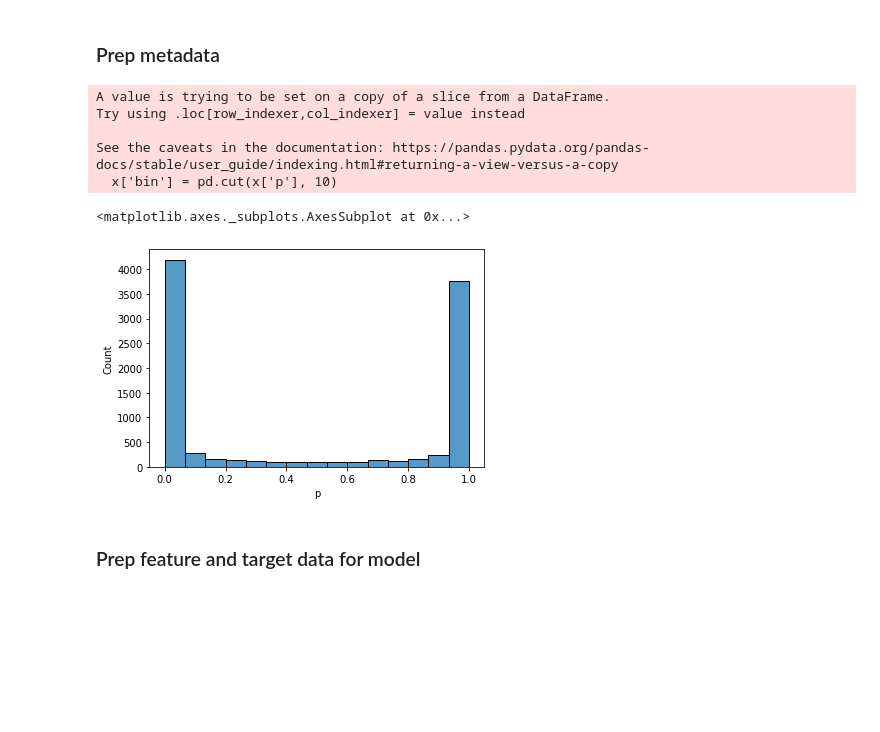
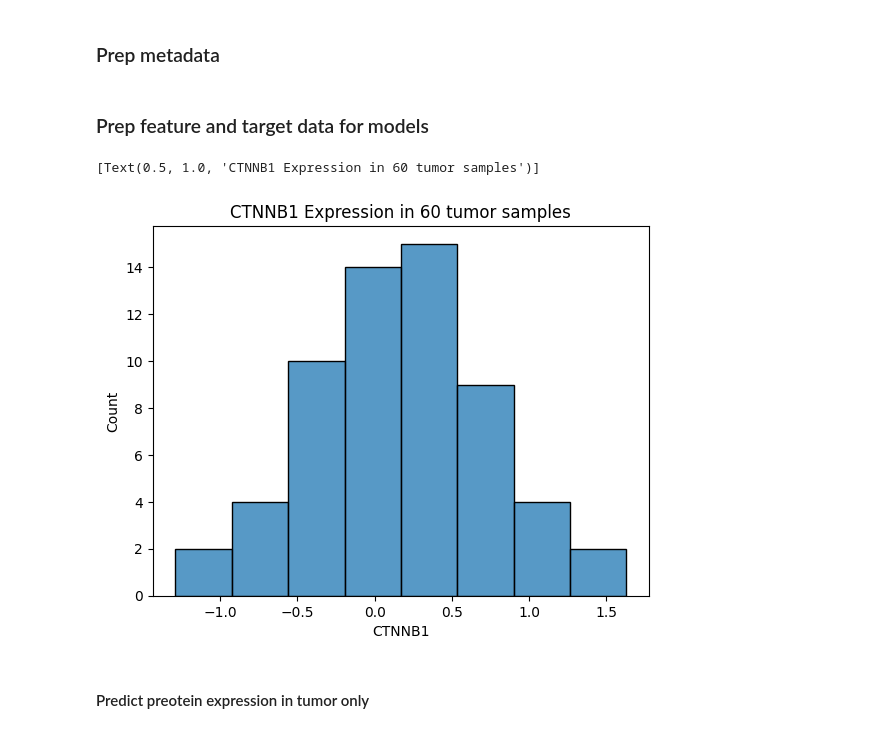
Before and after one commit to MattHodgman/ProteoHist, a Jupyter notebook: Code/protein_expression_regression.ipynb, the cells around one changed output. Cells and saved outputs as stored; diff of their text form; code cells hidden in the pictures; blank space fills up the shorter version.

```diff
--- a/Code/protein_expression_regression.ipynb
+++ b/Code/protein_expression_regression.ipynb
@@ -23,8 +23,8 @@ import pickle
 # %%
 # paths and functions
-tumor_path = '/content/drive/MyDrive/BIOINF_590/Data/Images/clam_output/tumor/FEATURES_DIRECTORY/h5_files/'
-normal_path = '/content/drive/MyDrive/BIOINF_590/Data/Images/clam_output/normal/FEATURES_DIRECTORY/h5_files/'
-both_path = '/content/drive/MyDrive/BIOINF_590/Data/Images/clam_output/both/FEATURES_DIRECTORY/h5_files/'
+tumor_path = 'G:\My Drive\BIOINF_590\Data\Images\clam_output\\tumor\FEATURES_DIRECTORY\h5_files'
+normal_path = 'G:\My Drive\BIOINF_590\Data\Images\clam_output\\normal\FEATURES_DIRECTORY\h5_files'
+both_path = 'G:\My Drive\BIOINF_590\Data\Images\clam_output\\both\FEATURES_DIRECTORY\h5_files'
 
 
 def make_df(path, group):
@@ -57,7 +57,7 @@ def get_X(df, targets):
 
   for index, row in df.iterrows():
     group = row['group']
-    path = f'/content/drive/MyDrive/BIOINF_590/Data/Images/clam_output/{group}/FEATURES_DIRECTORY/h5_files'
+    path = f'G:\My Drive\BIOINF_590\Data\Images\clam_output\\{group}\FEATURES_DIRECTORY\h5_files'
     x, file_name_n_patches = read_features(path, row['file'], list(row[targets].values))
     file_patch_dict[file_name_n_patches[0]] = [X.shape[0], X.shape[0]+file_name_n_patches[1]-1]
     file_patch_count.append(file_name_n_patches)
@@ -105,7 +105,7 @@ def get_patch_values(all_file_patch_counts, coords):
 
 def write(patch_values, y_preds, target, file_name):
   df_results = pd.DataFrame(np.hstack((np.array(patch_values), y_preds)), columns=['file_name', 'x', 'y', target])
-  df_results.to_csv(f'/content/drive/MyDrive/BIOINF_590/Data/PredictedPatchExpression/{file_name}.csv', index=False)
+  df_results.to_csv(f'G:\My Drive\BIOINF_590\Data\PredictedPatchExpression\\final\{file_name}.csv', index=False)
 
 
 def load_batch(df, targets):
@@ -130,7 +130,7 @@ df = pd.concat([make_df(normal_path, 'normal'), make_df(tumor_path, 'tumor'), ma
 df['class'] = df['group'].map({'normal' : 0, 'tumor' : 1, 'both' : 2})
 
 # get id mapping
-df_ids = pd.read_excel('/content/drive/MyDrive/BIOINF_590/Data/Metadata/mmc1.xlsx')
+df_ids = pd.read_excel('G:\My Drive\BIOINF_590\Data\Metadata\mmc1.xlsx')
 df_ids['Proteomics_Tumor_Normal'].unique()
 df_ids['Proteomics_Tumor_Normal'] = df_ids['Proteomics_Tumor_Normal'].map({'Tumor' : 'tumor', 'Adjacent_normal' : 'normal', 'Myometrium_normal' : 'normal', 'Enriched_normal' : 'normal'})
 
@@ -144,55 +144,29 @@ df = df[(df['group'] == df['Proteomics_Tumor_Normal']) | ((df['group'] == 'both'
 df = df.drop(['Proteomics_Participant_ID','Proteomics_Tumor_Normal'], axis=1)
 
 # get proteomics data
-df_tumor_high = pd.read_csv('/content/drive/MyDrive/BIOINF_590/Data/ExpressionData/ucec_proteome_tumor_high_p.txt', delimiter='\t')
-df_tumor_low = pd.read_csv('/content/drive/MyDrive/BIOINF_590/Data/ExpressionData/ucec_proteome_tumor_low_p.txt', delimiter='\t')
+df_tumor_high = pd.read_csv('G:\\My Drive\\BIOINF_590\\Data\\ExpressionData\\ucec_proteome_tumor_high_p.txt', delimiter='\t')
+df_tumor_low = pd.read_csv('G:\\My Drive\\BIOINF_590\\Data\\ExpressionData\\ucec_proteome_tumor_low_p.txt', delimiter='\t')
 
-# get top 5 significant proteins for both low and high expression
-df_tumor_high_top, high_proteins = format_protein_expression(df_tumor_high, 5)
-df_tumor_low_top, low_proteins = format_protein_expression(df_tumor_low, 5)
 
-# get proteomics data of specific proteins with FDA approved drugs
-df_druggable_proteins = get_proteins(df_tumor_high, ['CDK12', 'SMARCA4', 'PML'])
+# get significantly upregulated proteins
+df_tumor_high_sig = df_tumor_high[df_tumor_high['p'] < (0.05 / 9799)].sort_values('p')
+df_tumor_high_sig = df_tumor_high_sig.T.reset_index()
+new_header = df_tumor_high_sig.iloc[0]
+df_tumor_high_sig = df_tumor_high_sig[2:] # remove gene and p-value rows
+df_tumor_high_sig.columns = new_header
+df_tumor_high_sig = df_tumor_high_sig.rename(columns={'gene' : 'idx'})
 
-# get protein expression data for prognostic protein
-df_prognostic_protein = get_proteins(df_tumor_high, ['ASS1'])
-
-# get proteins with different p-values to test
-x = df_tumor_high[df_tumor_high['p'] < 0.5]
-x['bin'] = pd.cut(x['p'], 10)
-x = x.groupby('bin').sample(10)
-x_binned = x.copy()
-x = x.drop('bin', axis=1)
-proteins = x['gene']
-x = x.T.reset_index()
-new_header = x.iloc[0]
-x = x[2:] # remove gene and p-value rows
-x.columns = new_header
-x = x.rename(columns={'gene' : 'idx'})
-nan_prots = x.columns[x.isna().any()].tolist() # get proteins with nans
-for p in nan_prots:
-  m = x[p].mean()
-  x[p].fillna(value=m, inplace=True) # replace nan with mean
-
-# combine
-df = pd.merge(df, df_tumor_high_top, on='idx')
-df = pd.merge(df, df_tumor_low_top, on='idx')
-df = pd.merge(df, df_druggable_proteins, on='idx')
-df = pd.merge(df, df_prognostic_protein, on='idx')
-df = pd.merge(df, x, on='idx')
+df = pd.merge(df, df_tumor_high_sig, on='idx')
 
 # make balanced subset (without data leakage) for training and testing
 df2 = df[df['group'] != 'both'].groupby('sample').first().reset_index()
-# %% [output]
-A value is trying to be set on a copy of a slice from a DataFrame.
-Try using .loc[row_indexer,col_indexer] = value instead
-
-See the caveats in the documentation: https://pandas.pydata.org/pandas-docs/stable/user_guide/indexing.html#returning-a-view-versus-a-copy
-  x['bin'] = pd.cut(x['p'], 10)
-# %%
-sns.histplot(data=df_tumor_high, x='p')
-# %% [output]
-<matplotlib.axes._subplots.AxesSubplot at 0x...>
-[figure, removed]
 # %% [markdown]
-### Prep feature and target data for model
+### Prep feature and target data for models
+# %%
+df_tumor = df[df['group'] == 'tumor'].groupby('sample').first()
+sns.histplot(data=df_tumor, x='CTNNB1').set(title='CTNNB1 Expression in 60 tumor samples')
+# %% [output]
+[Text(0.5, 1.0, 'CTNNB1 Expression in 60 tumor samples')]
+[figure, added]
+# %% [markdown]
+#### Predict preotein expression in tumor only
```
Also changed, not shown: parts of 18 cells of this notebook.
